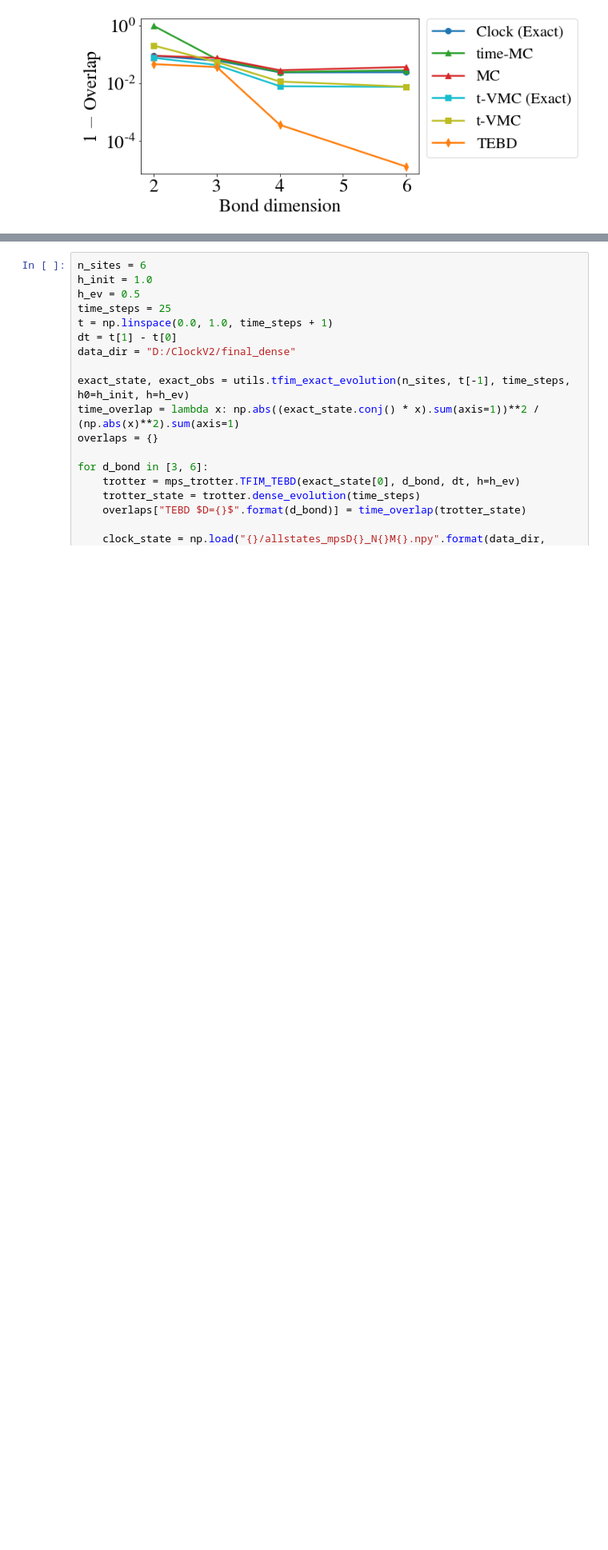
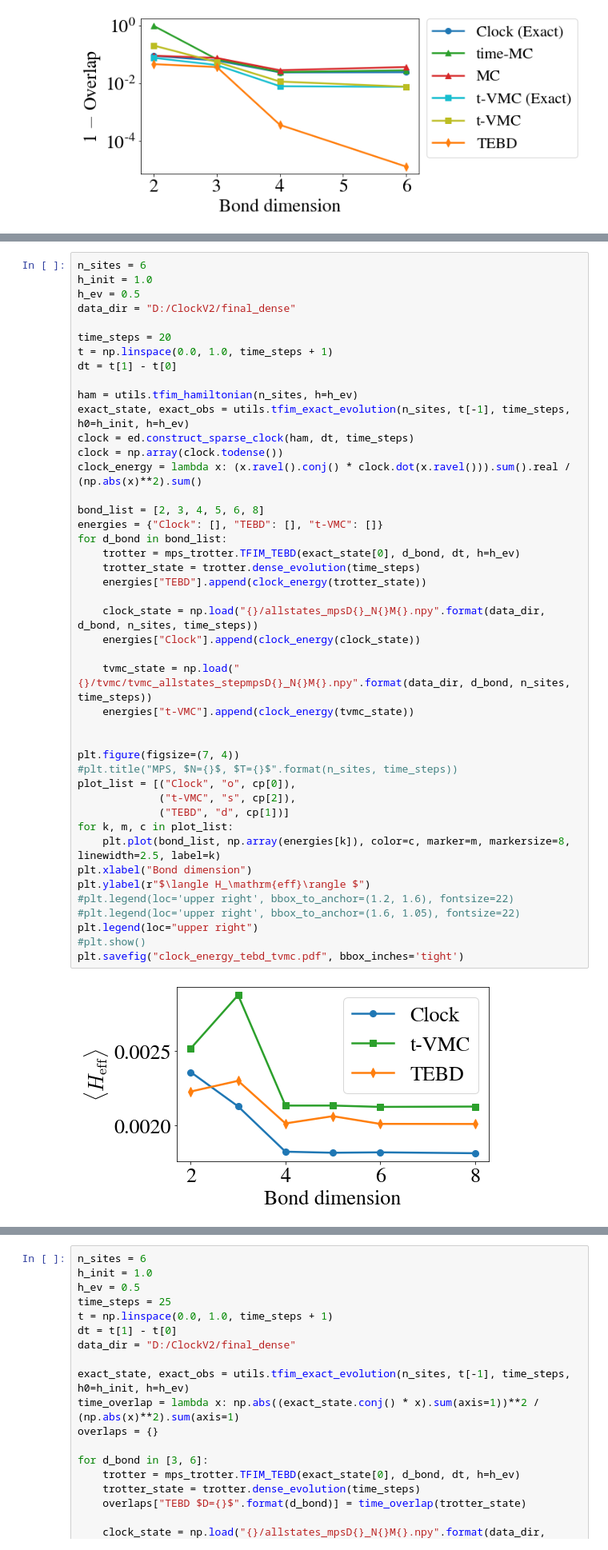
Before and after one commit to stavros11/Time-Evolution, a Jupyter notebook: mps_trotter.ipynb, the cells around one changed output, grey strips where cells are left out. Shown at 80% size. Saved outputs shown, nothing was run; the diff lists cells and outputs as text; blank space fills up the shorter version.

```diff
--- a/mps_trotter.ipynb
+++ b/mps_trotter.ipynb
@@ -78,0 +129,46 @@ plt.show()
+# %%
+n_sites = 6
+h_init = 1.0
+h_ev = 0.5
+data_dir = "D:/ClockV2/final_dense"
+
+time_steps = 20
+t = np.linspace(0.0, 1.0, time_steps + 1)
+dt = t[1] - t[0]
+
+ham = utils.tfim_hamiltonian(n_sites, h=h_ev)
+exact_state, exact_obs = utils.tfim_exact_evolution(n_sites, t[-1], time_steps, h0=h_init, h=h_ev)
+clock = ed.construct_sparse_clock(ham, dt, time_steps)
+clock = np.array(clock.todense())
+clock_energy = lambda x: (x.ravel().conj() * clock.dot(x.ravel())).sum().real / (np.abs(x)**2).sum()
+
+bond_list = [2, 3, 4, 5, 6, 8]
+energies = {"Clock": [], "TEBD": [], "t-VMC": []}
+for d_bond in bond_list:
+    trotter = mps_trotter.TFIM_TEBD(exact_state[0], d_bond, dt, h=h_ev)
+    trotter_state = trotter.dense_evolution(time_steps)
+    energies["TEBD"].append(clock_energy(trotter_state))
+
+    clock_state = np.load("{}/allstates_mpsD{}_N{}M{}.npy".format(data_dir, d_bond, n_sites, time_steps))
+    energies["Clock"].append(clock_energy(clock_state))
+
+    tvmc_state = np.load("{}/tvmc/tvmc_allstates_stepmpsD{}_N{}M{}.npy".format(data_dir, d_bond, n_sites, time_steps))
+    energies["t-VMC"].append(clock_energy(tvmc_state))
+
+
+plt.figure(figsize=(7, 4))
+#plt.title("MPS, $N={}$, $T={}$".format(n_sites, time_steps))
+plot_list = [("Clock", "o", cp[0]),
+             ("t-VMC", "s", cp[2]),
+             ("TEBD", "d", cp[1])]
+for k, m, c in plot_list:
+    plt.plot(bond_list, np.array(energies[k]), color=c, marker=m, markersize=8, linewidth=2.5, label=k)
+plt.xlabel("Bond dimension")
+plt.ylabel(r"$\langle H_\mathrm{eff}\rangle $")
+#plt.legend(loc='upper right', bbox_to_anchor=(1.2, 1.6), fontsize=22)
+#plt.legend(loc='upper right', bbox_to_anchor=(1.6, 1.05), fontsize=22)
+plt.legend(loc="upper right")
+#plt.show()
+plt.savefig("clock_energy_tebd_tvmc.pdf", bbox_inches='tight')
+# %% [output]
+[figure, added]
```
Also changed, not shown: parts of 5 cells of this notebook, 4 other files.
